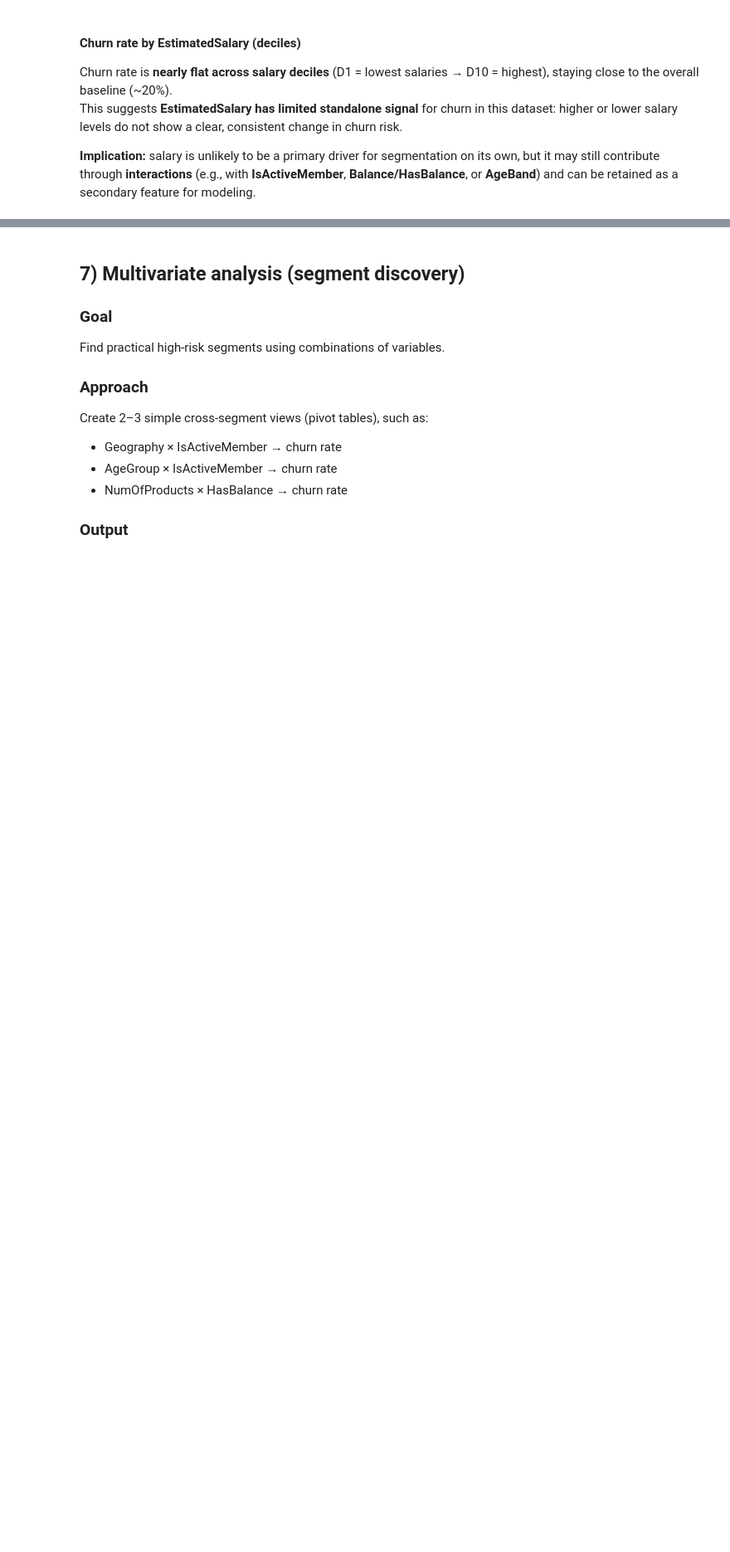
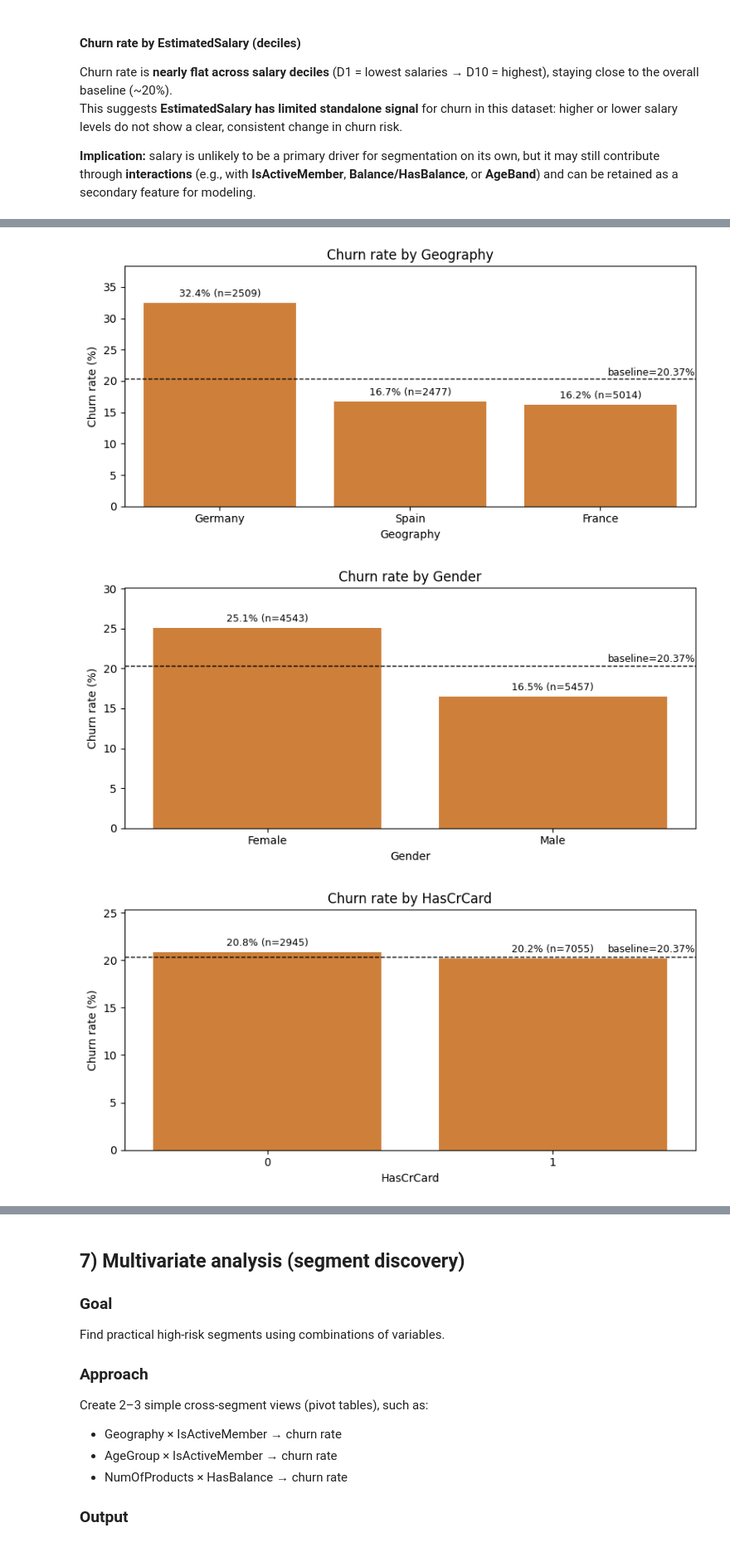
Before and after one commit to lost-95/customer-churn-banking, a Jupyter notebook: notebooks/customerChurnPredictionEda.ipynb, the cells around one changed output, grey strips where cells are left out. Shown at 83% size. Cells and saved outputs as stored; diff of their text form; code cells hidden in the pictures; blank space fills up the shorter version.

```diff
--- a/notebooks/customerChurnPredictionEda.ipynb
+++ b/notebooks/customerChurnPredictionEda.ipynb
@@ -697,0 +695,45 @@ This suggests **EstimatedSalary has limited standalone signal** for churn in thi
+# %%
+def plot_churn_tables(tables, baseline_pct, color="#E67E22", figsize=(8,4), show_table=True):
+    """
+    Plots each table with baseline line and labels like: '23.4% (n=5084)' on each bar.
+    'tables' is the output of compute_churn_tables.
+    """
+    for col, summary in tables.items():
+        plt.figure(figsize=figsize)
+
+        x = col
+        y = "churn_rate_pct"
+        order = summary[x].tolist()
+
+        ax = sns.barplot(data=summary, x=x, y=y, order=order, color=color)
+        ax.set_title(f"Churn rate by {col}" + (" (grouped)" if col == "NumOfProducts" else ""))
+        ax.set_xlabel(col)
+        ax.set_ylabel("Churn rate (%)")
+
+        # Baseline
+        ax.axhline(baseline_pct, color="black", linestyle="--", linewidth=1)
+        ax.text(len(order)-0.5, baseline_pct + 0.5, f"baseline={baseline_pct:.2f}%", ha="right", fontsize=9)
+
+        # Labels on bars: churn% + n
+        ymax = max(summary[y].max(), baseline_pct)
+        for i, r in enumerate(summary.itertuples()):
+            churn = getattr(r, y)
+            n = int(r.n)
+
+            label = f"{churn:.1f}% (n={n})"
+            ax.text(i, churn + (0.02 * ymax), label, ha="center", va="bottom", fontsize=9)
+
+        plt.ylim(0, ymax + 0.12 * ymax + 2)  # extra headroom for labels
+        plt.tight_layout()
+        plt.show()
+
+        if show_table:
+            display(summary[[col, "n", "churn_rate_pct"]].assign(churn_rate_pct=lambda d: d["churn_rate_pct"].round(2)))
+# %%
+baseline = df["Exited"].mean() * 100
+tables = compute_churn_tables(df, ["Geography","Gender","HasCrCard","IsActiveMember","NumOfProducts"], group_num_products=True)
+plot_churn_tables(tables, baseline_pct=baseline, figsize=(8,4), show_table=False)
+# %% [output]
+[figure, added]
+[figure, added]
+[figure, added]
```
Also changed, not shown: parts of 9 cells of this notebook.
